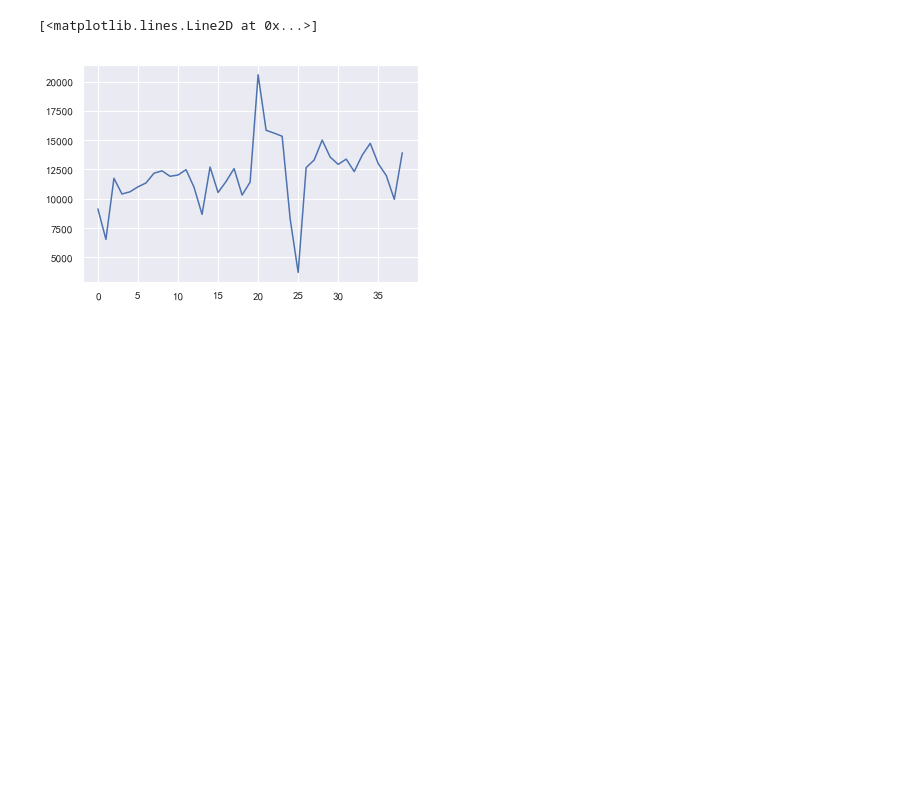
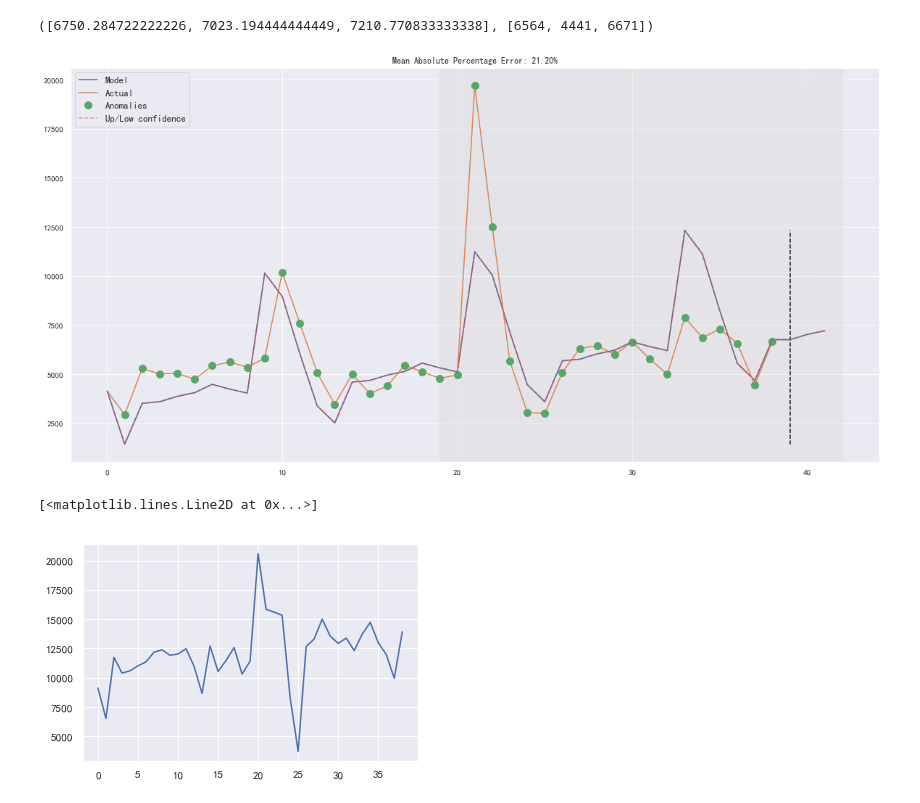
Before and after one commit to orinbai/notebook, a Jupyter notebook: PredictHW.ipynb, the cells around one changed output. Saved outputs shown, nothing was run; the diff lists cells and outputs as text; code cells hidden in the pictures; blank space fills up the shorter version.

Commit message:
Holt-Winters 看起来可以

```diff
--- a/PredictHW.ipynb
+++ b/PredictHW.ipynb
@@ -13,6 +13,9 @@ dataDir = "ML data"
 df = pd.read_pickle("%s/tsData.pkl" % dataDir, compression="bz2")
 # %%
 citys = ['北京', '上海', '广州', '深圳', '成都', '重庆', '杭州', '西安']
+# %%
+def mean_absolute_percentage_error(y_true, y_pred):
+    return np.mean(np.abs((y_true - y_pred) / y_true)) * 100
 # %%
 def getData(city):
     return df[(df['车型new']=='A4L')&(df['城市']==city)][['月份', '城市汇总']].reset_index(drop=True).copy()
@@ -49,0 +237,10 @@ dGraph(2, 4, cityDF)
+# %%
+newCityDF = newdata(citys, True)
+# 添加时间
+# 这种方法可以，但是比较麻烦
+# newCityDF.insert(0, '月份', df['月份'].drop_duplicates().values)
+# 这种方法比较合适
+# newCityDF.insert(0, '月份', pd.date_range(start="2018-01-01", periods=39, freq="M"))
+# 由于R可以重新设置，所以不必添加月份，到R里再说
+newCityDF.head()
+# newCityDF['月份'] = df['月份'].drop_duplicates().values
@@ -49,0 +315,16 @@ dGraph(2, 4, cityDF)
+# %%
+data = newCityDF['西安']
+# print(data)
+x = [0.1, 0.1, 0.1]
+opt = minimize(timeseriesCVscore, x0=x,
+               args=(data, mean_absolute_percentage_error),
+               method="TNC", bounds = ((0, 1), (0, 1), (0, 1),)
+              )
+alpha_final, beta_final, gamma_final = opt.x
+print(opt)
+print(alpha_final, beta_final, gamma_final)
+model = HoltWinters(data, slen=12, alpha = alpha_final,
+                    beta = beta_final,
+                    gamma = gamma_final,
+                    n_preds = 3, scaling_factor = 1.96)
+model.triple_expotential_smoothing()
@@ -50,3 +341,11 @@ dGraph(2, 4, cityDF)
+# %%
+model.result[-3:], list(data[-3:].values)
+# %% [output]
+([6750.284722222226, 7023.194444444449, 7210.770833333338], [6564, 4441, 6671])
+# %%
+plotHoltWinters(data, plot_intervals=True, plot_anomalies=True)
+# %% [output]
+[figure, added]
 # %%
 testdf = df[(df['车型new']=='A4L')&(df['城市']=='上海')][['城市', '月份', '城市汇总']].reset_index(drop=True).copy()
 # %%
```
Also changed, not shown: parts of 18 cells of this notebook.
